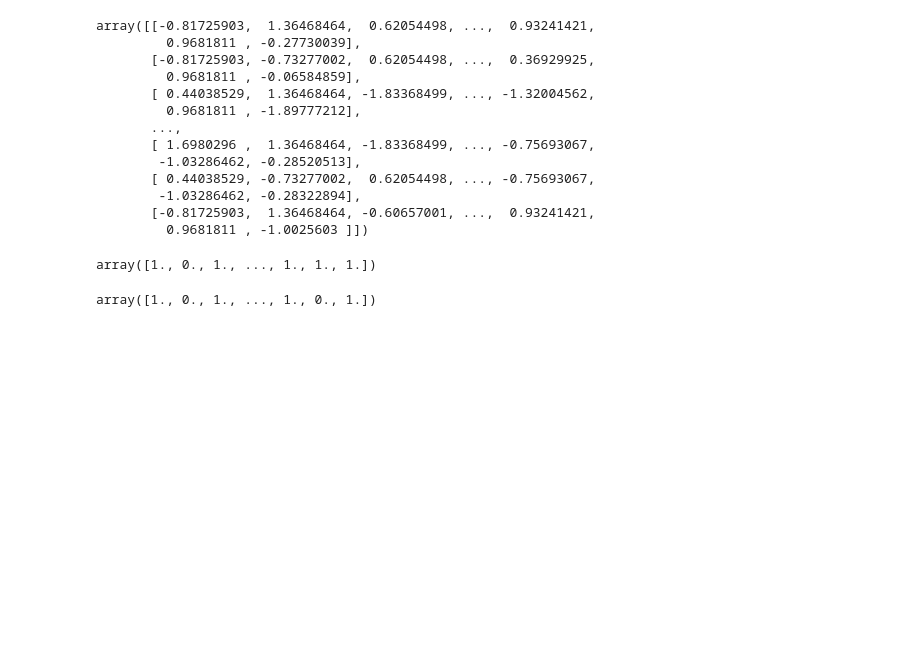
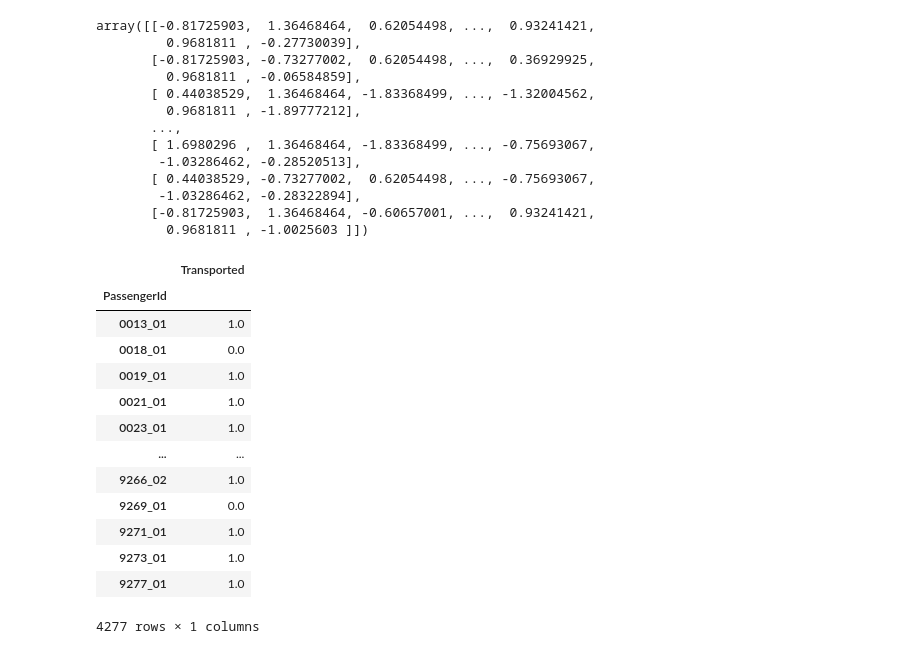
Before and after one commit to XVI-IX/spaceship_titanic, a Jupyter notebook: spaceship.ipynb, the cells around one changed output. Cells and saved outputs as stored; diff of their text form; code cells hidden in the pictures; blank space fills up the shorter version.

```diff
--- a/spaceship.ipynb
+++ b/spaceship.ipynb
@@ -1346,6 +1346,9 @@ def prepare(df):
   return df
 # %%
 test = pd.read_csv("spaceship-titanic/test.csv")
+
+test_passenger_id = test['PassengerId']
+
 test.head()
 # %% [output]
 |  | PassengerId | HomePlanet | CryoSleep | Cabin | Destination | Age | VIP | RoomService | FoodCourt | ... |
@@ -1397,10 +1417,27 @@ array([[-0.81725903,  1.36468464,  0.62054498, ...,  0.93241421,
        [-0.81725903,  1.36468464, -0.60657001, ...,  0.93241421,
          0.9681811 , -1.0025603 ]])
 # %%
-log.predict(test_x)
+log_pred = log.predict(test_x)
-# %% [output]
-array([1., 0., 1., ..., 1., 1., 1.])
 # %%
-rnd_frst.predict(test_x)
+rnd_pred = rnd_frst.predict(test_x)
-# %% [output]
-array([1., 0., 1., ..., 1., 0., 1.])
+# %%
+log_pred_dict = {
+    'PassengerId': test_passenger_id.tolist(),
+    'Transported': log_pred.tolist()
+}
+pd.DataFrame(log_pred_dict).set_index("PassengerId").
+# %% [output]
+|  | Transported |
+| PassengerId |  |
+| 0013_01 | 1.0 |
+| 0018_01 | 0.0 |
+| 0019_01 | 1.0 |
+| 0021_01 | 1.0 |
+| 0023_01 | 1.0 |
+| ... | ... |
+| 9266_02 | 1.0 |
+| 9269_01 | 0.0 |
+| 9271_01 | 1.0 |
+| 9273_01 | 1.0 |
+| 9277_01 | 1.0 |
+4277 rows × 1 columns
```
Also changed, not shown: parts of 13 cells of this notebook, 2 other files.
